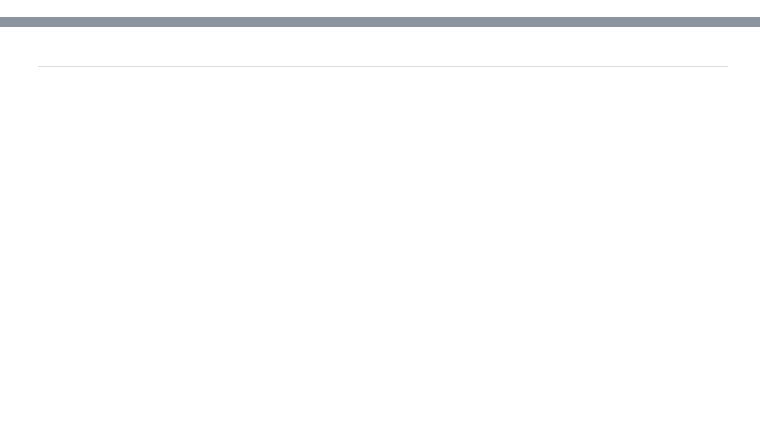
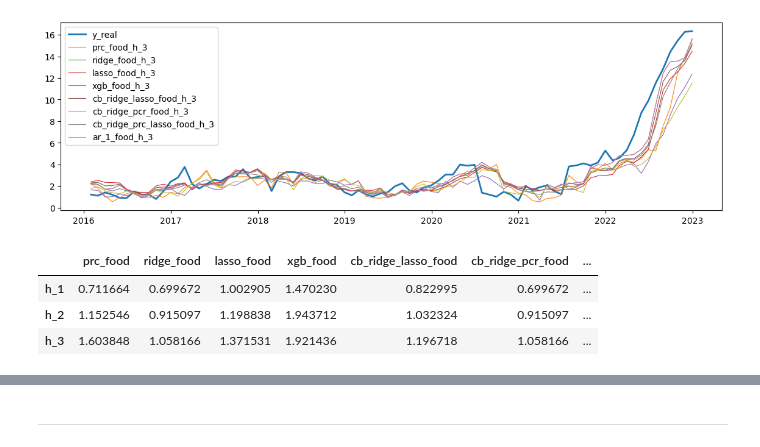
Before and after one commit to lamlam98765/thesis_code, a Jupyter notebook: main/compare_models.ipynb, the cells around one changed output, grey strips where cells are left out. Drawn from its saved outputs; the diff is of its cells as text; code cells hidden in the pictures; blank space fills up the shorter version.

Commit message:
done with comparing individual categories, next need to aggregate forecasts

```diff
--- a/main/compare_models.ipynb
+++ b/main/compare_models.ipynb
@@ -28,3 +25,32 @@ forecast_df_cat = forecast_df_cat.loc[:, return_cols]
 
 yoy_real = pd.read_csv(f"data/preprocessed/{cat_short}_yoy_infl.csv", parse_dates=True, index_col='date')
 yoy_real_test = yoy_real[(yoy_real.index > mine_g.train_test_split_date) & (yoy_real.index <= mine_g.max_X_date)]
+
+rmse = []
+
+for h in [1, 2, 3]:
+    h_cols = []
+
+    for col in forecast_df_cat.columns:
+        if col.endswith(str(h)):
+            h_cols.append(col)
+    forecast_df_h = forecast_df_cat[h_cols]
+
+    for col in [ col for col in forecast_df_h.columns if "ar_1" not in col]:
+        print(col)
+        print(dm_test(yoy_real_test.iloc[:, 0], forecast_df_h[col], forecast_df_h.loc[:, f'ar_1_{cat_short}_h_{h}'], h = h, harvey_correction=True))
+
+
+    for col in forecast_df_h.columns:
+        rmse_here = np.sqrt(mean_squared_error(forecast_df_h[col], yoy_real_test))
+        rmse.append(rmse_here)
+
+
+def get_first_part(col_name, separator='_h'):
+    return col_name.split(separator)[0]
+
+new_col_names = [get_first_part(col) for col in forecast_df_h.columns]
+
+
+rmse = pd.DataFrame(rmse)
+rmse = pd.DataFrame(rmse.values.reshape(3, num_model), columns=new_col_names, index=[f'h_{h}' for h in [1, 2, 3]])
@@ -31 +77,10 @@ yoy_real_test = yoy_real[(yoy_real.index > mine_g.train_test_split_date) & (yoy_
+# %%
+plt.figure(figsize=(14, 4))
+plt.plot(yoy_real_test, label = "y_real", linewidth = 2)
+for col in forecast_df_h.columns:
+    plt.plot(forecast_df_h[col], label = col, linewidth = 0.8)
+plt.legend()
+plt.show()
+# %% [output]
+[figure, added]
 # %%
@@ -55,0 +96,7 @@ rmse.to_csv(f"data/report_rmse/{cat_short}.csv")
+# %%
+rmse
+# %% [output]
+|  | prc_food | ridge_food | lasso_food | xgb_food | cb_ridge_lasso_food | cb_ridge_pcr_food | ... |
+| h_1 | 0.711664 | 0.699672 | 1.002905 | 1.470230 | 0.822995 | 0.699672 | ... |
+| h_2 | 1.152546 | 0.915097 | 1.198838 | 1.943712 | 1.032324 | 0.915097 | ... |
+| h_3 | 1.603848 | 1.058166 | 1.371531 | 1.921436 | 1.196718 | 1.058166 | ... |
```
Also changed, not shown: parts of 21 cells of this notebook, 4 other files.
